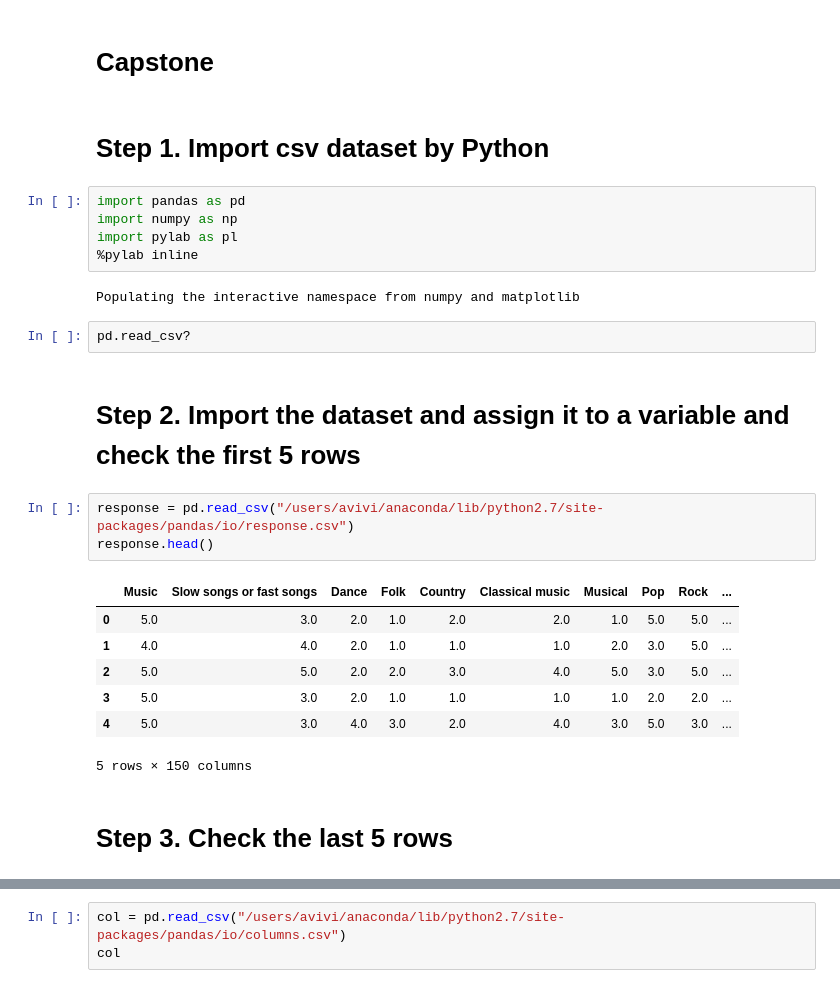
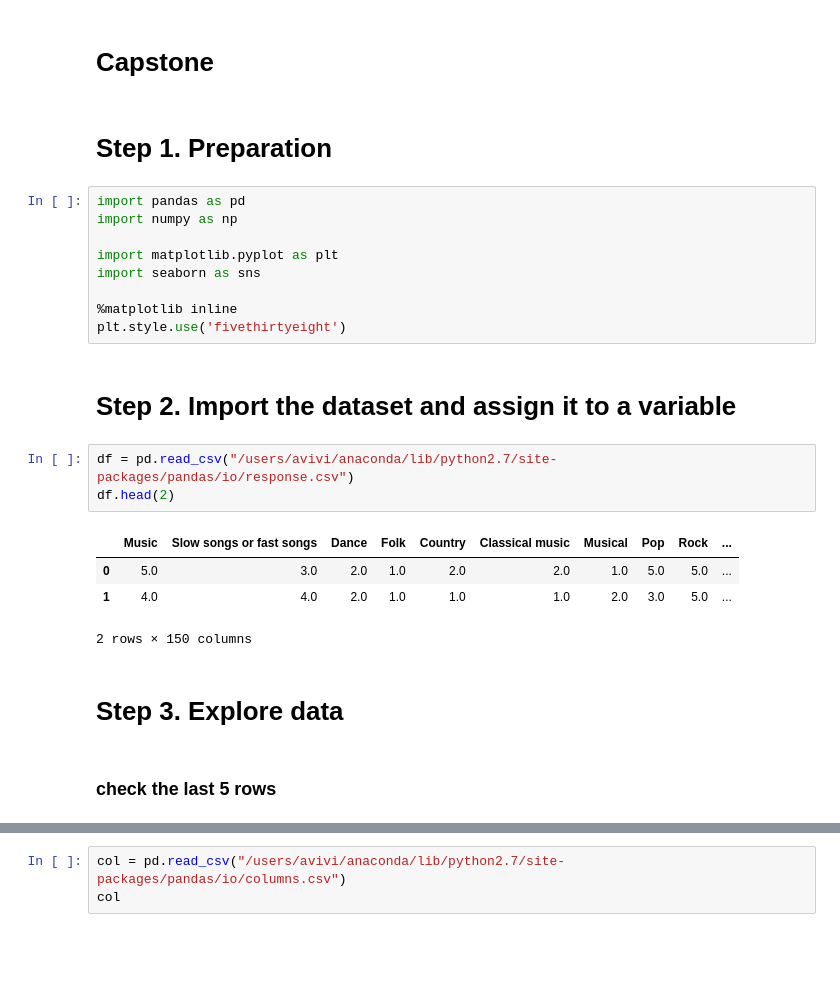
Before and after one commit to xiaoyangliu/Capstone-Avivi, a Jupyter notebook: Ryerson Capstone Project.ipynb, the cells around one changed output, grey strips where cells are left out. Drawn from its saved outputs; the diff is of its cells as text; blank space fills up the shorter version.

```diff
--- a/Ryerson Capstone Project.ipynb
+++ b/Ryerson Capstone Project.ipynb
@@ -1,28 +1,27 @@
 # %% [markdown]
 # Capstone
 # %% [markdown]
-# Step 1. Import csv dataset by Python
+# Step 1. Preparation
 # %%
 import pandas as pd
 import numpy as np
-import pylab as pl
-%pylab inline
+
+import matplotlib.pyplot as plt
+import seaborn as sns
+
+%matplotlib inline
+plt.style.use('fivethirtyeight')
-# %% [output]
-Populating the interactive namespace from numpy and matplotlib
-# %%
-pd.read_csv?
 # %% [markdown]
-# Step 2. Import the dataset and assign it to a variable and check the first 5 rows
+# Step 2. Import the dataset and assign it to a variable
 # %%
-response = pd.read_csv("/users/avivi/anaconda/lib/python2.7/site-packages/pandas/io/response.csv")
-response.head()
+df = pd.read_csv("/users/avivi/anaconda/lib/python2.7/site-packages/pandas/io/response.csv")
+df.head(2)
 # %% [output]
 |  | Music | Slow songs or fast songs | Dance | Folk | Country | Classical music | Musical | Pop | Rock | ... |
 | 0 | 5.0 | 3.0 | 2.0 | 1.0 | 2.0 | 2.0 | 1.0 | 5.0 | 5.0 | ... |
 | 1 | 4.0 | 4.0 | 2.0 | 1.0 | 1.0 | 1.0 | 2.0 | 3.0 | 5.0 | ... |
-| 2 | 5.0 | 5.0 | 2.0 | 2.0 | 3.0 | 4.0 | 5.0 | 3.0 | 5.0 | ... |
-| 3 | 5.0 | 3.0 | 2.0 | 1.0 | 1.0 | 1.0 | 1.0 | 2.0 | 2.0 | ... |
-| 4 | 5.0 | 3.0 | 4.0 | 3.0 | 2.0 | 4.0 | 3.0 | 5.0 | 3.0 | ... |
-5 rows × 150 columns
+2 rows × 150 columns
+# %% [markdown]
+# Step 3. Explore data
 # %% [markdown]
-# Step 3. Check the last 5 rows
+### check the last 5 rows
```
Also changed, not shown: parts of 125 cells of this notebook.
